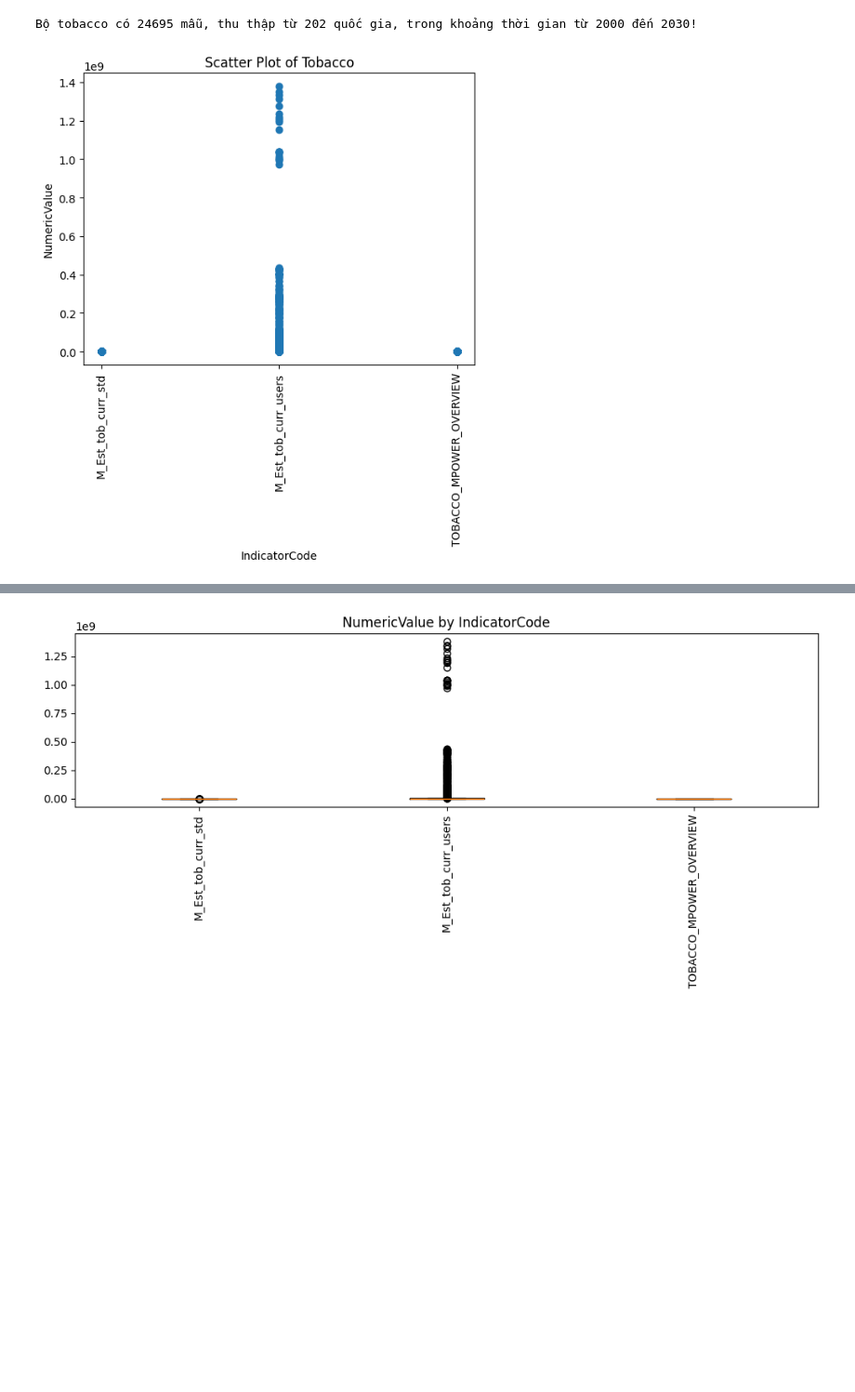
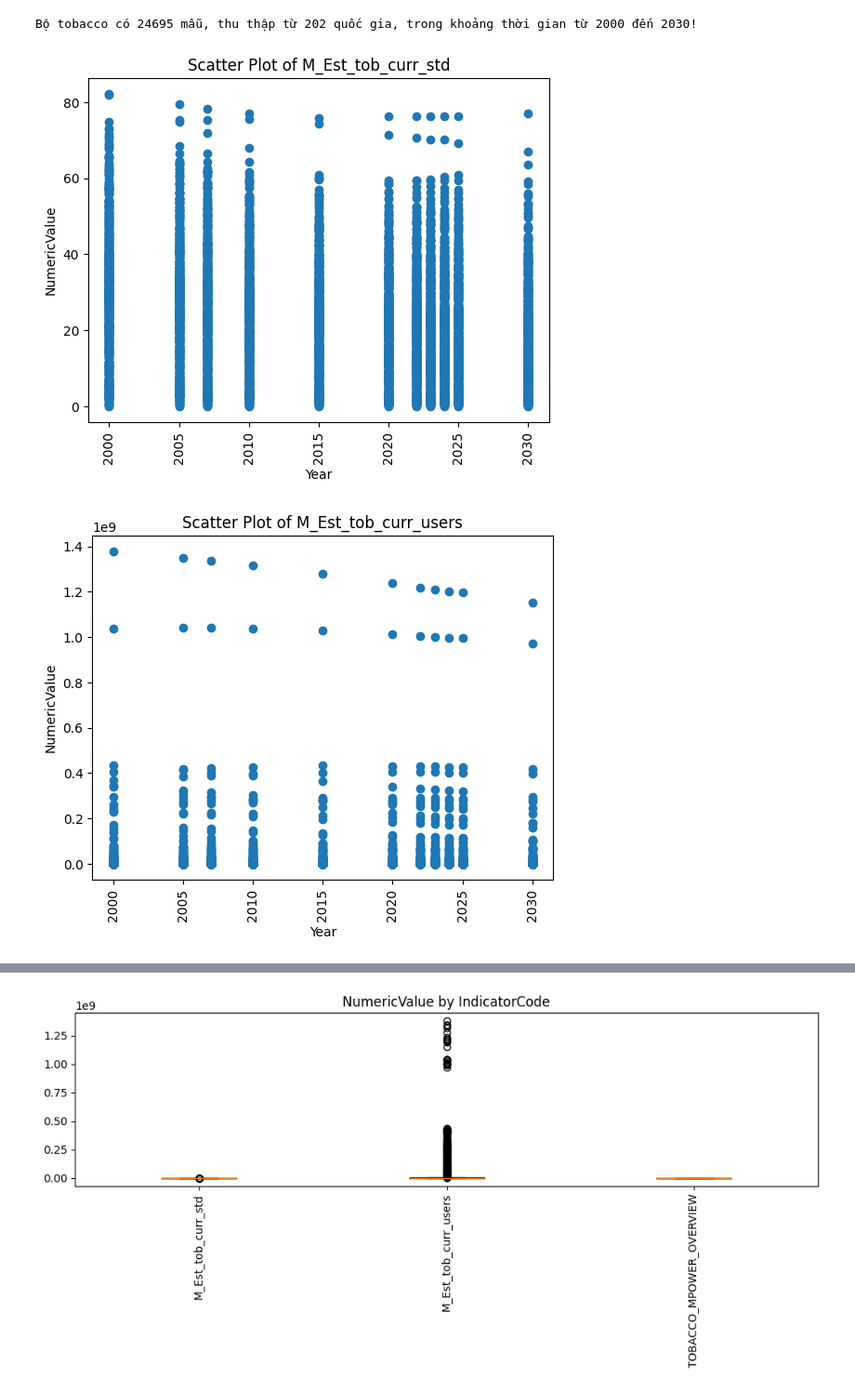
Before and after one commit to baolam/heart-disease-analysis, a Jupyter notebook: semantic_analysis/tobacco/tobacco_visualization.ipynb, the cells around one changed output, grey strips where cells are left out. Shown at 93% size. Cells and saved outputs as stored; diff of their text form; code cells hidden in the pictures; blank space fills up the shorter version.

Commit message:
modified tobacco visual

```diff
--- a/semantic_analysis/tobacco/tobacco_visualization.ipynb
+++ b/semantic_analysis/tobacco/tobacco_visualization.ipynb
@@ -71,12 +71,15 @@ print(f"Bộ tobacco có {length} mẫu, thu thập từ {len_countries} quốc
 # %% [output]
 Bộ tobacco có 24695 mẫu, thu thập từ 202 quốc gia, trong khoảng thời gian từ 2000 đến 2030!
 # %%
-plt.figure()
-plt.scatter(df['IndicatorCode'], df['NumericValue'])
-plt.xlabel('IndicatorCode')
-plt.ylabel('NumericValue')
-plt.title('Scatter Plot of Tobacco')
-plt.xticks(rotation=90)
-plt.show()
+for indicator in indicators:
+    df_tmp = df[df["IndicatorCode"]==indicator]
+    plt.figure()
+    plt.scatter(df_tmp['TimeDim'], df_tmp['NumericValue'])
+    plt.xlabel('Year')
+    plt.ylabel('NumericValue')
+    plt.title(f'Scatter Plot of {indicator}')
+    plt.xticks(rotation=90)
+    plt.show()
 # %% [output]
-[figure, old version]
+[figure, new version]
+[figure, added]
```
Also changed, not shown: parts of 1 cell of this notebook, 1 other file.
